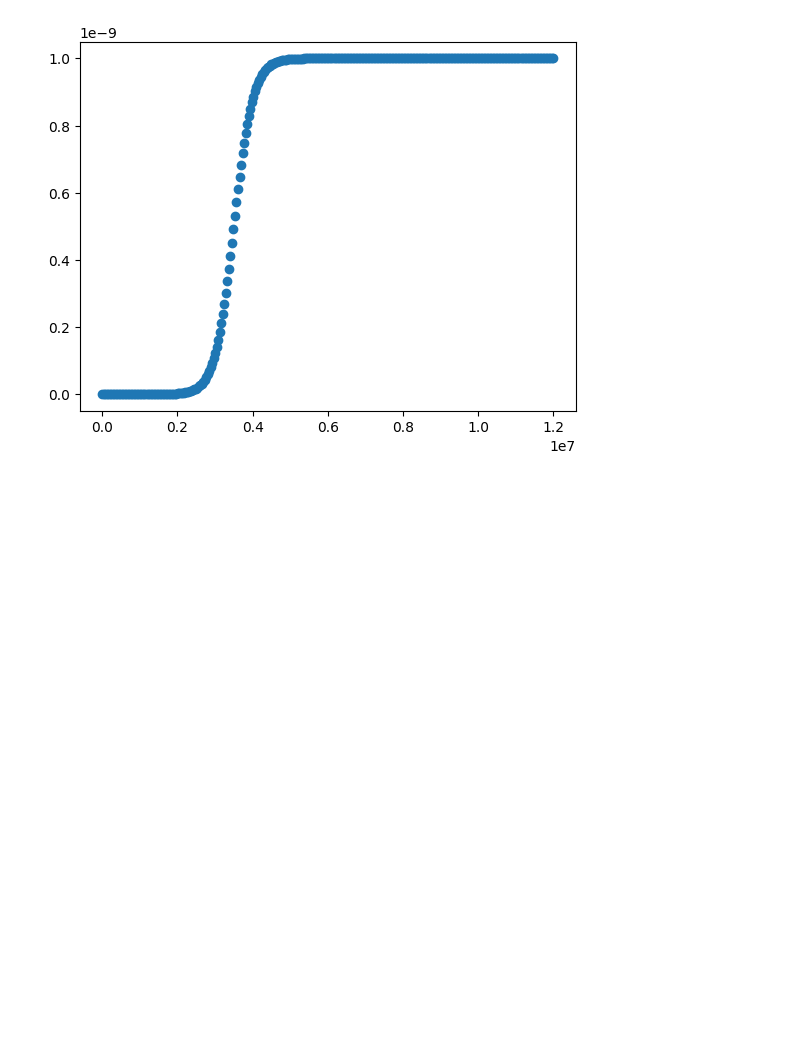
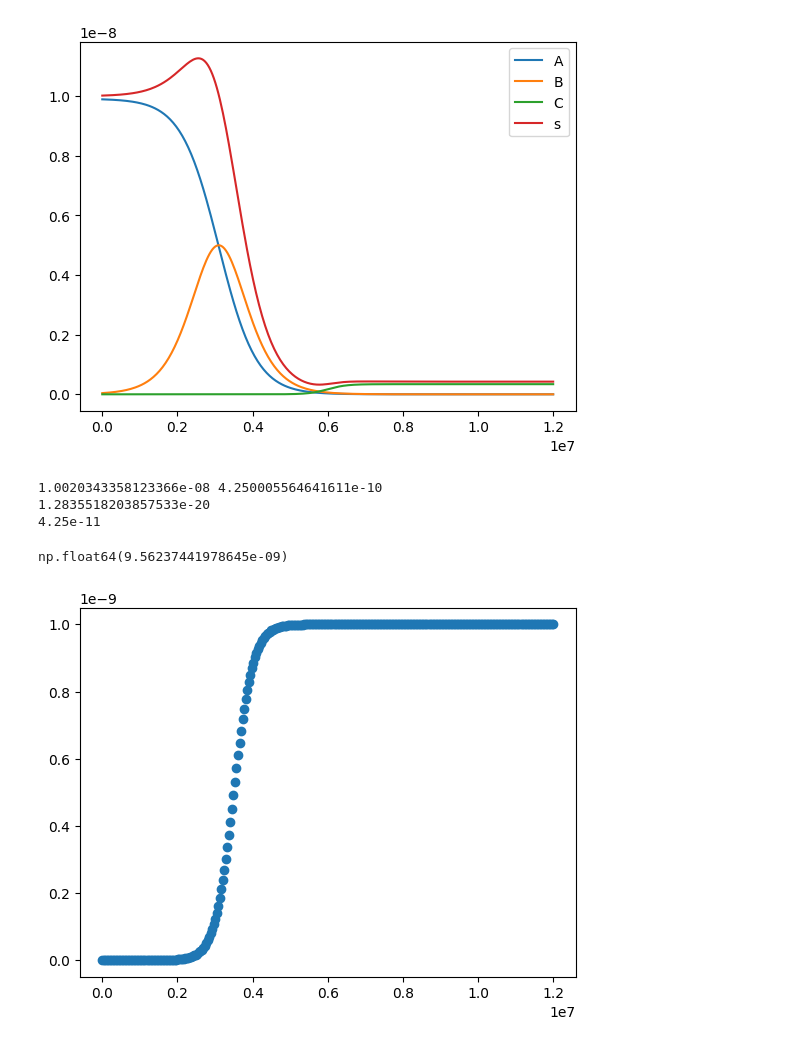
Before and after one commit to Leo-kp/Line_source_SA, a Jupyter notebook: test_s_function.ipynb, the cells around one changed output. Saved outputs shown, nothing was run; the diff lists cells and outputs as text; code cells hidden in the pictures; blank space fills up the shorter version.

```diff
--- a/test_s_function.ipynb
+++ b/test_s_function.ipynb
@@ -163,5 +240,28 @@ factors={
 # %%
-prev, k, dk, dknum= calculate_function_k_s_2(factors)
+prev, sa, sb,sc, s= calculate_function_k_s_2(factors)
+
+plt.plot(prev,sa, label= "A")
+plt.plot(prev,sb, label = "B")
+plt.plot(prev,sc, label = "C")
+plt.plot(prev,s, label = "s")
+
+
+plt.legend()
+plt.pause(1)
+# %% [output]
+[figure, added]
+# %%
+print( s[0], s[-1])
+print(sc.min())
+print((8.5e-11)/2)
+# %% [output]
+1.0020343358123366e-08 4.250005564641611e-10
+1.2835518203857533e-20
+4.25e-11
+# %%
+s.min()
+# %% [output]
+np.float64(9.56237441978645e-09)
 # %%
 prev, kvalues = calculate_k(factors)
 
```
Also changed, not shown: parts of 4 cells of this notebook.
